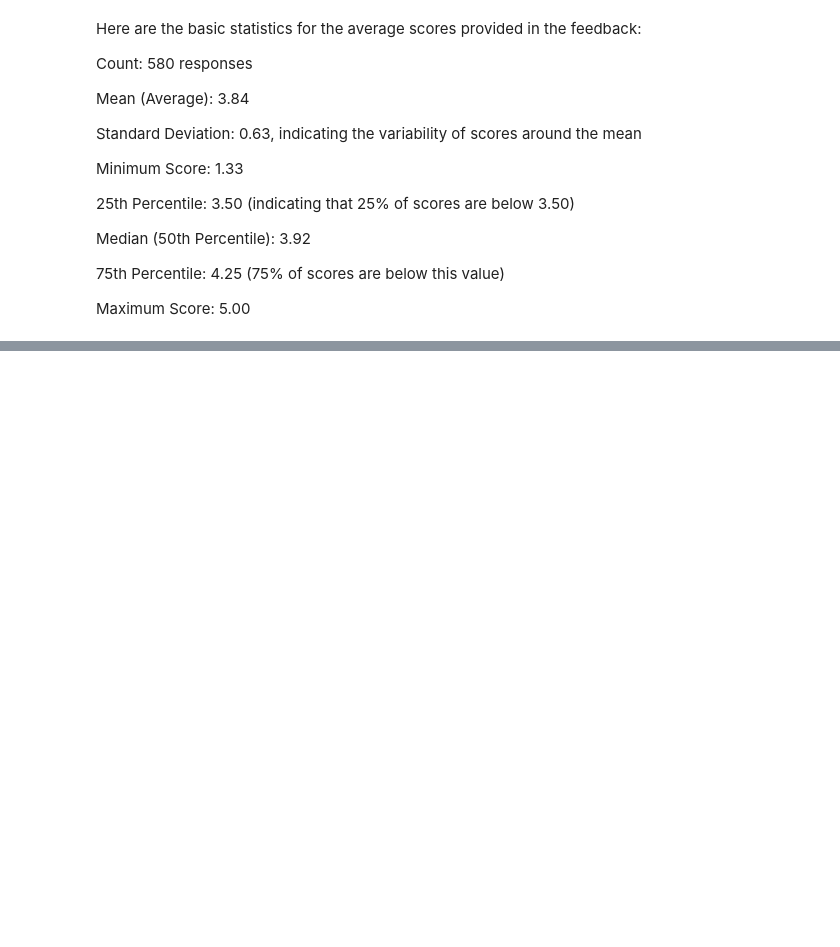
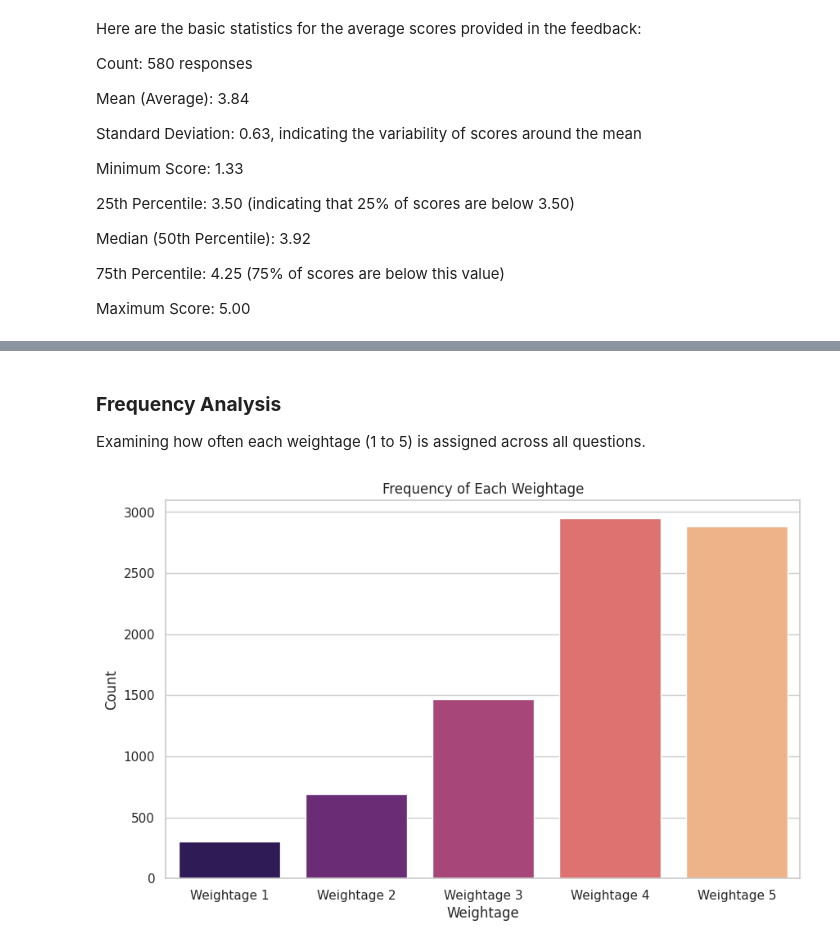
Before and after one commit to WellBrian/FUTURE_DS_03, a Jupyter notebook: Student_satisfaction_survey.ipynb, the cells around one changed output, grey strips where cells are left out. Drawn from its saved outputs; the diff is of its cells as text; code cells hidden in the pictures; blank space fills up the shorter version.

```diff
--- a/Student_satisfaction_survey.ipynb
+++ b/Student_satisfaction_survey.ipynb
@@ -105,0 +119,18 @@ Maximum Score: 5.00
+# %% [markdown]
+### **Frequency Analysis**
+
+Examining how often each weightage (1 to 5) is assigned across all questions.
+# %%
+# Preparing the data for frequency analysis of weightages
+weightage_columns = ['Weightage 1', 'Weightage 2', 'Weightage 3', 'Weightage 4', 'Weightage 5']
+weightage_counts = df[weightage_columns].sum()
+
+# Plotting the frequency of each weightage
+plt.figure(figsize=(10, 6))
+sns.barplot(x=weightage_counts.index, y=weightage_counts.values, palette="magma")
+plt.title('Frequency of Each Weightage')
+plt.xlabel('Weightage')
+plt.ylabel('Count')
+plt.show();
+# %% [output]
+[figure, added]
```
Also changed, not shown: parts of 7 cells of this notebook.
